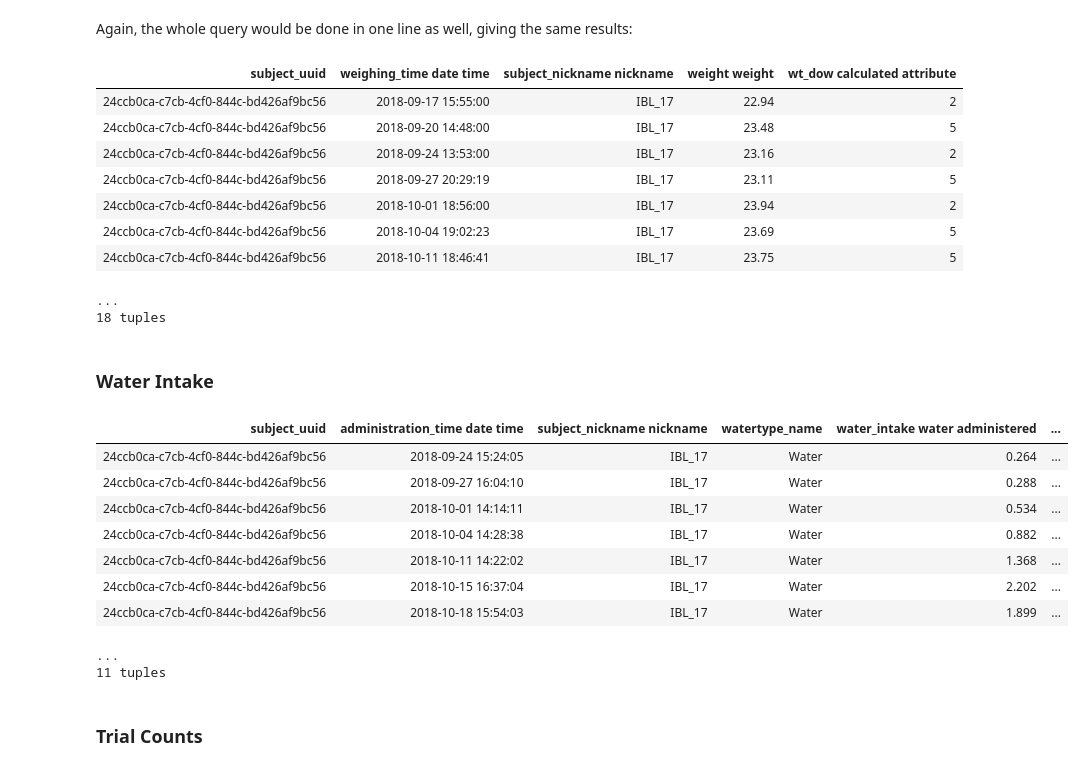
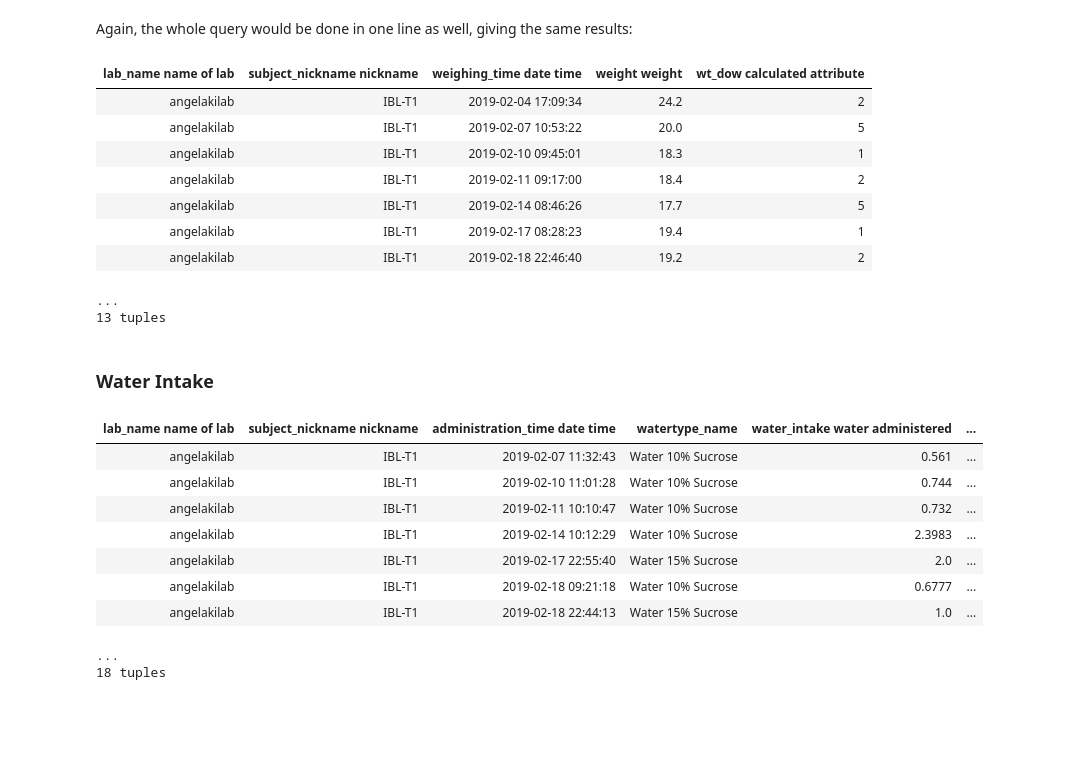
Before and after one commit to int-brain-lab/IBL-pipeline, a Jupyter notebook: notebooks/Query_example_water_info.ipynb, the cells around one changed output. Drawn from its saved outputs; the diff is of its cells as text; code cells hidden in the pictures; blank space fills up the shorter version.

```diff
--- a/notebooks/query_dow.ipynb
+++ b/notebooks/Query_example_water_info.ipynb
@@ -145,32 +153,30 @@ subj.proj('subject_nickname') * weight_interest
 # %% [markdown]
 Again, the whole query would be done in one line as well, giving the same results:
 # %%
-(subject.Subject & 'subject_nickname="IBL_17"').proj('subject_nickname') * (action.Weighing.proj('weight', wt_dow='dayofweek(weighing_time)') & 'weighing_time>"2018-08-31"' & 'wt_dow in (1, 2, 5)')
+(subject.Subject & 'subject_nickname="IBL-T1"').proj('subject_nickname') * (action.Weighing.proj('weight', wt_dow='dayofweek(weighing_time)') & 'weighing_time>"2018-08-31"' & 'wt_dow in (1, 2, 5)')
 # %% [output]
-| subject_uuid | weighing_time date time | subject_nickname nickname | weight weight | wt_dow calculated attribute |
-| 24ccb0ca-c7cb-4cf0-844c-bd426af9bc56 | 2018-09-17 15:55:00 | IBL_17 | 22.94 | 2 |
-| 24ccb0ca-c7cb-4cf0-844c-bd426af9bc56 | 2018-09-20 14:48:00 | IBL_17 | 23.48 | 5 |
-| 24ccb0ca-c7cb-4cf0-844c-bd426af9bc56 | 2018-09-24 13:53:00 | IBL_17 | 23.16 | 2 |
-| 24ccb0ca-c7cb-4cf0-844c-bd426af9bc56 | 2018-09-27 20:29:19 | IBL_17 | 23.11 | 5 |
-| 24ccb0ca-c7cb-4cf0-844c-bd426af9bc56 | 2018-10-01 18:56:00 | IBL_17 | 23.94 | 2 |
-| 24ccb0ca-c7cb-4cf0-844c-bd426af9bc56 | 2018-10-04 19:02:23 | IBL_17 | 23.69 | 5 |
-| 24ccb0ca-c7cb-4cf0-844c-bd426af9bc56 | 2018-10-11 18:46:41 | IBL_17 | 23.75 | 5 |
+| lab_name name of lab | subject_nickname nickname | weighing_time date time | weight weight | wt_dow calculated attribute |
+| angelakilab | IBL-T1 | 2019-02-04 17:09:34 | 24.2 | 2 |
+| angelakilab | IBL-T1 | 2019-02-07 10:53:22 | 20.0 | 5 |
+| angelakilab | IBL-T1 | 2019-02-10 09:45:01 | 18.3 | 1 |
+| angelakilab | IBL-T1 | 2019-02-11 09:17:00 | 18.4 | 2 |
+| angelakilab | IBL-T1 | 2019-02-14 08:46:26 | 17.7 | 5 |
+| angelakilab | IBL-T1 | 2019-02-17 08:28:23 | 19.4 | 1 |
+| angelakilab | IBL-T1 | 2019-02-18 22:46:40 | 19.2 | 2 |
 ...
-18 tuples
+13 tuples
 # %% [markdown]
 ### Water Intake
 # %%
-(subject.Subject & 'subject_nickname="IBL_17"').proj('subject_nickname') * (action.WaterAdministration.proj('watertype_name', water_intake="water_administered", dow='dayofweek(administration_time)') & 'administration_time>"2018-08-31"' & 'dow in (1, 2, 5)')
+(subject.Subject & 'subject_nickname="IBL-T1"').proj('subject_nickname') * (action.WaterAdministration.proj('watertype_name', water_intake="water_administered", dow='dayofweek(administration_time)') & 'administration_time>"2018-08-31"' & 'dow in (1, 2, 5)')
 # %% [output]
-| subject_uuid | administration_time date time | subject_nickname nickname | watertype_name | water_intake water administered | ... |
-| 24ccb0ca-c7cb-4cf0-844c-bd426af9bc56 | 2018-09-24 15:24:05 | IBL_17 | Water | 0.264 | ... |
-| 24ccb0ca-c7cb-4cf0-844c-bd426af9bc56 | 2018-09-27 16:04:10 | IBL_17 | Water | 0.288 | ... |
-| 24ccb0ca-c7cb-4cf0-844c-bd426af9bc56 | 2018-10-01 14:14:11 | IBL_17 | Water | 0.534 | ... |
-| 24ccb0ca-c7cb-4cf0-844c-bd426af9bc56 | 2018-10-04 14:28:38 | IBL_17 | Water | 0.882 | ... |
-| 24ccb0ca-c7cb-4cf0-844c-bd426af9bc56 | 2018-10-11 14:22:02 | IBL_17 | Water | 1.368 | ... |
-| 24ccb0ca-c7cb-4cf0-844c-bd426af9bc56 | 2018-10-15 16:37:04 | IBL_17 | Water | 2.202 | ... |
-| 24ccb0ca-c7cb-4cf0-844c-bd426af9bc56 | 2018-10-18 15:54:03 | IBL_17 | Water | 1.899 | ... |
+| lab_name name of lab | subject_nickname nickname | administration_time date time | watertype_name | water_intake water administered | ... |
+| angelakilab | IBL-T1 | 2019-02-07 11:32:43 | Water 10% Sucrose | 0.561 | ... |
+| angelakilab | IBL-T1 | 2019-02-10 11:01:28 | Water 10% Sucrose | 0.744 | ... |
+| angelakilab | IBL-T1 | 2019-02-11 10:10:47 | Water 10% Sucrose | 0.732 | ... |
+| angelakilab | IBL-T1 | 2019-02-14 10:12:29 | Water 10% Sucrose | 2.3983 | ... |
+| angelakilab | IBL-T1 | 2019-02-17 22:55:40 | Water 15% Sucrose | 2.0 | ... |
+| angelakilab | IBL-T1 | 2019-02-18 09:21:18 | Water 10% Sucrose | 0.6777 | ... |
+| angelakilab | IBL-T1 | 2019-02-18 22:44:13 | Water 15% Sucrose | 1.0 | ... |
 ...
-11 tuples
+18 tuples
-# %% [markdown]
-### Trial Counts
```
Also changed, not shown: parts of 10 cells of this notebook, 9 other files.
